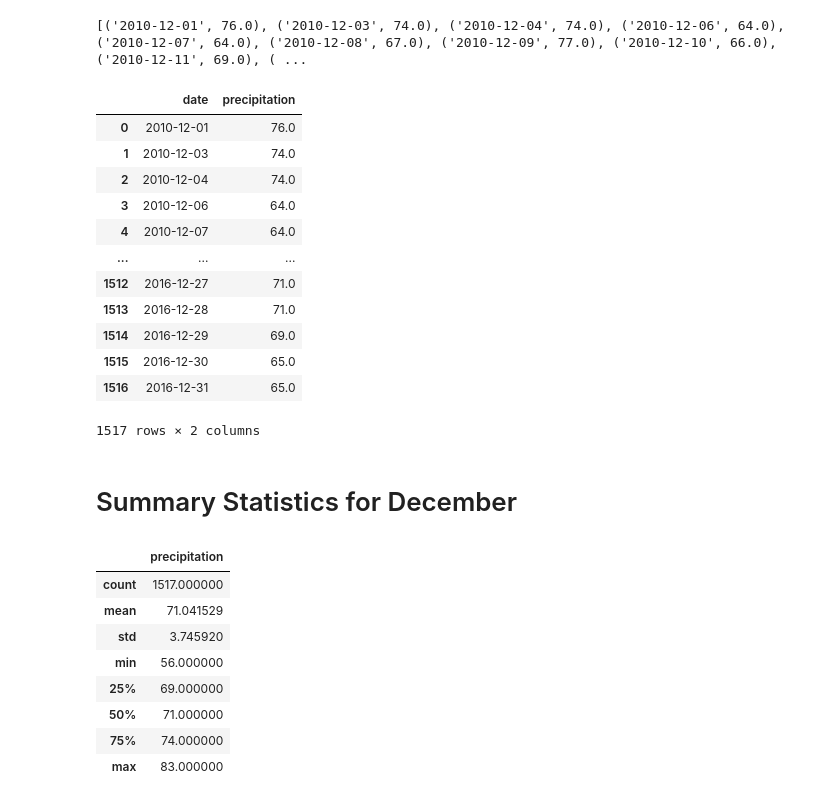
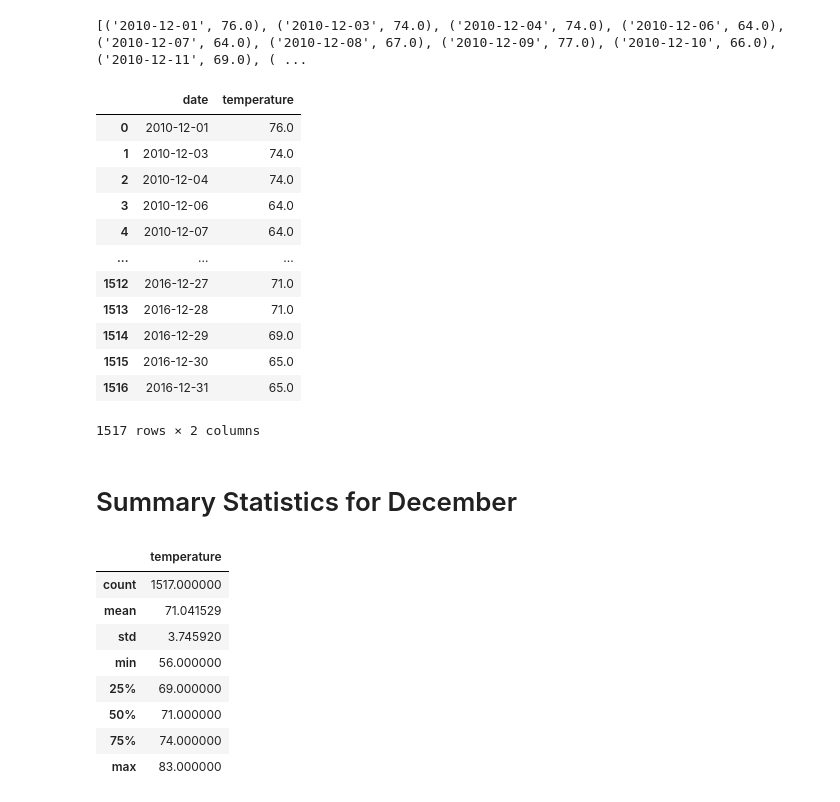
Before and after one commit to carlosdiaz77/Challenge_9_Surfs_up, a Jupyter notebook: SurfsUp_Challenge_starter_code.ipynb, the cells around one changed output. Drawn from its saved outputs; the diff is of its cells as text; code cells hidden in the pictures.

```diff
--- a/SurfsUp_Challenge_starter_code.ipynb
+++ b/SurfsUp_Challenge_starter_code.ipynb
@@ -81,10 +82,10 @@ print(results_dec)
 [('2010-12-01', 76.0), ('2010-12-03', 74.0), ('2010-12-04', 74.0), ('2010-12-06', 64.0), ('2010-12-07', 64.0), ('2010-12-08', 67.0), ('2010-12-09', 77.0), ('2010-12-10', 66.0), ('2010-12-11', 69.0), ( ...
 # %%
 # 8. Create a DataFrame from the list of temperatures for the month of December.
-temps_df_dec = pd.DataFrame(results_dec, columns=['date','precipitation'])
+temps_df_dec = pd.DataFrame(results_dec, columns=['date','temperature'])
 temps_df_dec
 # %% [output]
-|  | date | precipitation |
+|  | date | temperature |
 | 0 | 2010-12-01 | 76.0 |
 | 1 | 2010-12-03 | 74.0 |
 | 2 | 2010-12-04 | 74.0 |
@@ -103,7 +104,7 @@ temps_df_dec
 # 9. Calculate and print out the summary statistics for the Decemeber temperature DataFrame.
 temps_df_dec.describe()
 # %% [output]
-|  | precipitation |
+|  | temperature |
 | count | 1517.000000 |
 | mean | 71.041529 |
 | std | 3.745920 |
```
Also changed, not shown: parts of 6 cells of this notebook, 6 other files.
